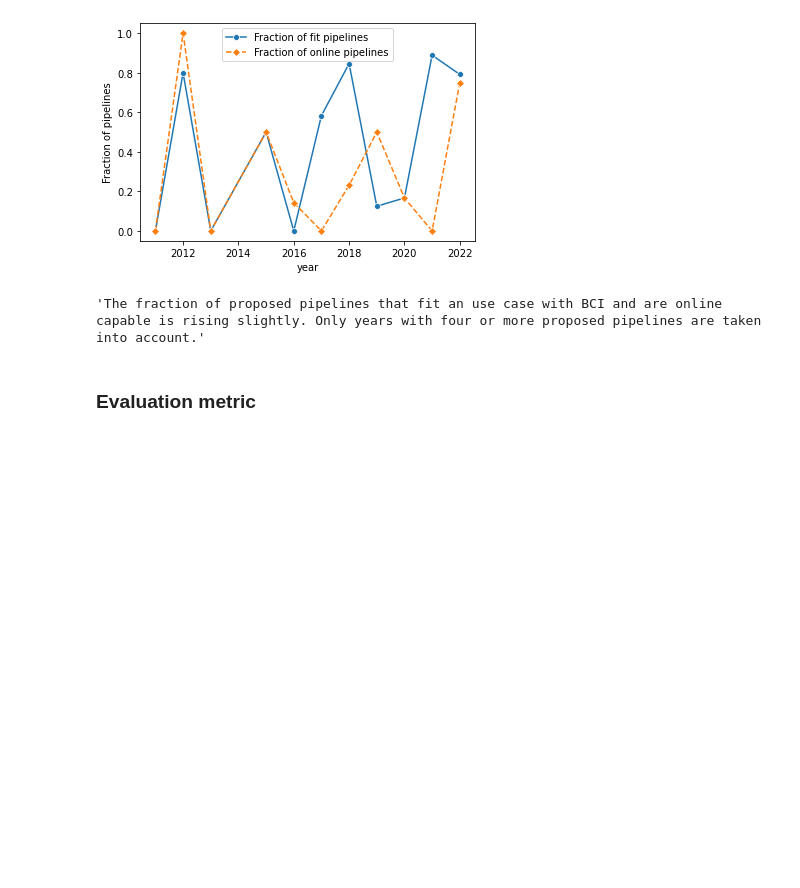
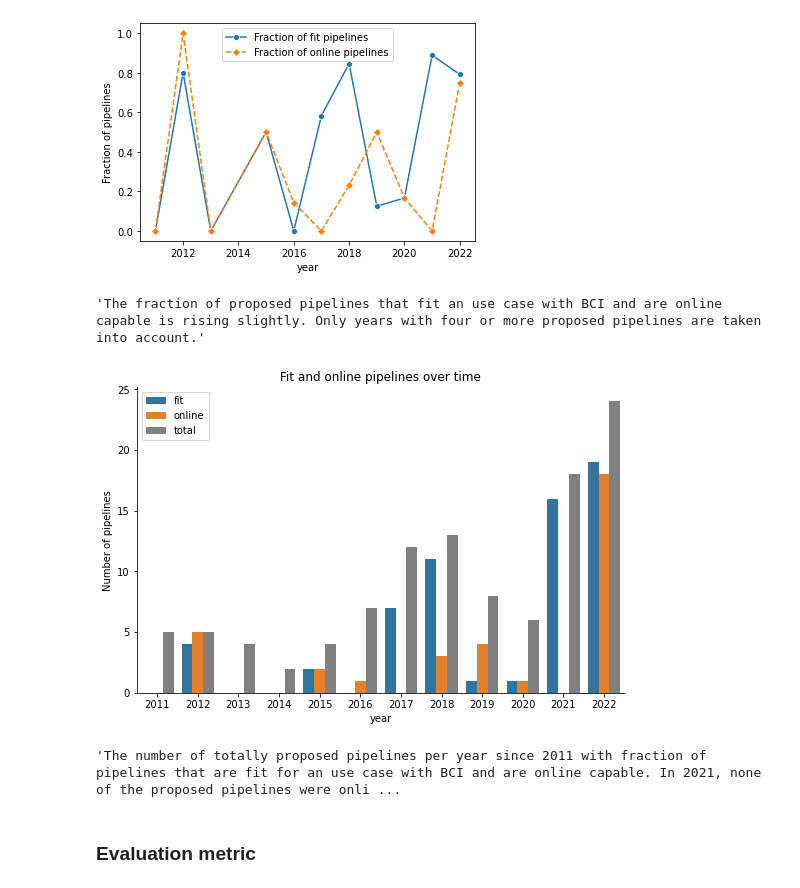
Before and after one commit to iot-salzburg/SLR_on_motion_artifact_reduction_for_BCI, a Jupyter notebook: analysis_descriptive.ipynb, the cells around one changed output. Cells and saved outputs as stored; diff of their text form; code cells hidden in the pictures; blank space fills up the shorter version.

```diff
--- a/analysis_descriptive.ipynb
+++ b/analysis_descriptive.ipynb
@@ -590,6 +601,43 @@ plt.show()
 # %% [output]
 [figure]
 'The fraction of proposed pipelines that fit an use case with BCI and are online capable is rising slightly. Only years with four or more proposed pipelines are taken into account.'
+# %%
+def number_of_fulls(x):
+    return np.sum(x==2)
+
+def number_of_non_fulls(x):
+    return len(x) - np.sum(x==2)
+
+# df_3 = pipelines_annotated_df_proposed.groupby("year").agg({"fit score (0-2)": number_of_fulls,
+#                                                             "online score (0-2)": number_of_fulls})
+# df_3.columns = ["fit", "online"]
+df_3 = pipelines_annotated_df_proposed.groupby("year").agg({"fit score (0-2)": number_of_fulls,
+                                                            "online score (0-2)": number_of_fulls,
+                                                           "is new": "sum"})
+df_3.columns = ["fit", "online", "total"]
+# df_3 = pipelines_annotated_df_proposed.groupby("year").agg({"fit score (0-2)": [number_of_fulls, number_of_non_fulls],
+#                                                             "online score (0-2)": [number_of_fulls, number_of_non_fulls]})
+# df_3.columns = ["fit", "not fit / unknown", "online", "not online / unknown"]
+# %%
+df_3["year"] = df_3.index
+
+df_4 = pd.melt(df_3, id_vars="year", var_name="score", value_name="sum")
+# %%
+g = sns.catplot(data=df_4[df_4["year"] >= 2011],
+            x="year", y="sum", hue="score", kind="bar",
+                palette=["C0", "C1", "grey"], legend=None
+           ).set(title=f"Fit and online pipelines over time")
+plt.ylabel("Number of pipelines")
+# plt.ylim(0,1)
+g.fig.set_figwidth(8)
+plt.legend()
+
+plt.savefig("Figures/fractions_over_time.pdf", format="pdf", bbox_inches="tight")
+plt.show()
+"The number of totally proposed pipelines per year since 2011 with fraction of pipelines that are fit for an use case with BCI and are online capable. In 2021, none of the proposed pipelines were online capable."
+# %% [output]
+[figure, added]
+'The number of totally proposed pipelines per year since 2011 with fraction of pipelines that are fit for an use case with BCI and are online capable. In 2021, none of the proposed pipelines were onli ...
 # %% [markdown]
 ### Evaluation metric
 # %%
```
Also changed, not shown: parts of 20 cells of this notebook, 13 other files.
